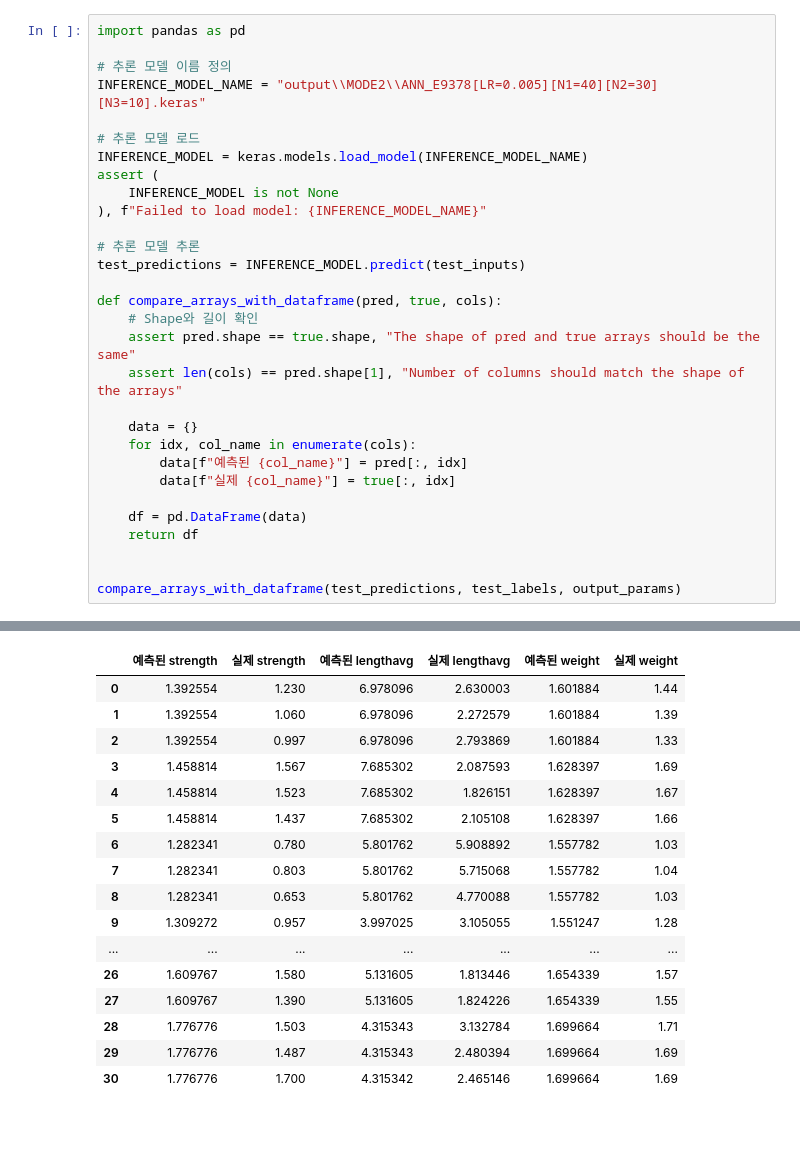
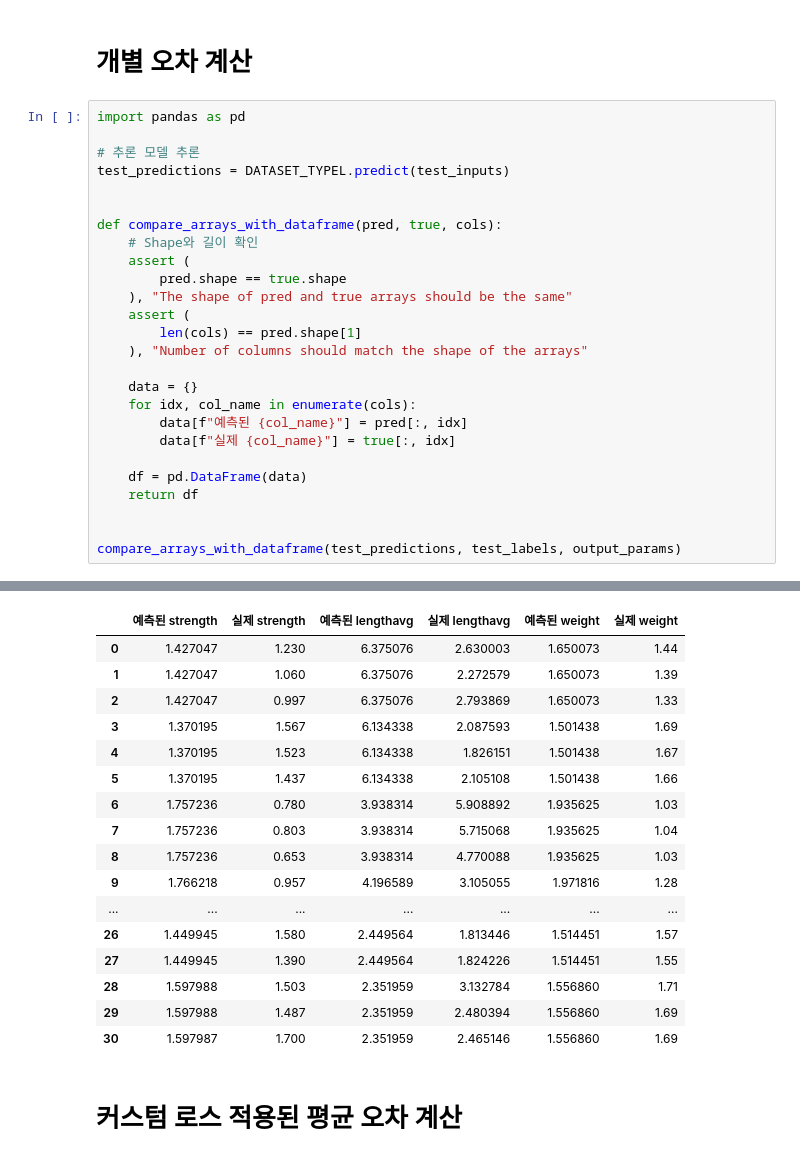
Before and after one commit to c0sogi/prusaslicer, a Jupyter notebook: inference.ipynb, the cells around one changed output, grey strips where cells are left out. Drawn from its saved outputs; the diff is of its cells as text; blank space fills up the shorter version.

```diff
--- a/inference.ipynb
+++ b/inference.ipynb
@@ -29,23 +138,21 @@ test_inputs.shape, test_labels.shape
 ((31, 9), (31, 3))
+# %% [markdown]
+# 개별 오차 계산
 # %%
 import pandas as pd
 
-# 추론 모델 이름 정의
-INFERENCE_MODEL_NAME = "output\\MODE2\\ANN_E9378[LR=0.005][N1=40][N2=30][N3=10].keras"
+# 추론 모델 추론
+test_predictions = DATASET_TYPEL.predict(test_inputs)
 
-# 추론 모델 로드
-INFERENCE_MODEL = keras.models.load_model(INFERENCE_MODEL_NAME)
-assert (
-    INFERENCE_MODEL is not None
-), f"Failed to load model: {INFERENCE_MODEL_NAME}"
-
-# 추론 모델 추론
-test_predictions = INFERENCE_MODEL.predict(test_inputs)
 
 def compare_arrays_with_dataframe(pred, true, cols):
     # Shape와 길이 확인
-    assert pred.shape == true.shape, "The shape of pred and true arrays should be the same"
-    assert len(cols) == pred.shape[1], "Number of columns should match the shape of the arrays"
+    assert (
+        pred.shape == true.shape
+    ), "The shape of pred and true arrays should be the same"
+    assert (
+        len(cols) == pred.shape[1]
+    ), "Number of columns should match the shape of the arrays"
 
     data = {}
     for idx, col_name in enumerate(cols):
@@ -63,17 +170,19 @@ WARNING:tensorflow:6 out of the last 6 calls to <function Model.make_predict_fun
 |  | 예측된 strength | 실제 strength | 예측된 lengthavg | 실제 lengthavg | 예측된 weight | 실제 weight |
-| 0 | 1.392554 | 1.230 | 6.978096 | 2.630003 | 1.601884 | 1.44 |
-| 1 | 1.392554 | 1.060 | 6.978096 | 2.272579 | 1.601884 | 1.39 |
-| 2 | 1.392554 | 0.997 | 6.978096 | 2.793869 | 1.601884 | 1.33 |
-| 3 | 1.458814 | 1.567 | 7.685302 | 2.087593 | 1.628397 | 1.69 |
-| 4 | 1.458814 | 1.523 | 7.685302 | 1.826151 | 1.628397 | 1.67 |
-| 5 | 1.458814 | 1.437 | 7.685302 | 2.105108 | 1.628397 | 1.66 |
-| 6 | 1.282341 | 0.780 | 5.801762 | 5.908892 | 1.557782 | 1.03 |
-| 7 | 1.282341 | 0.803 | 5.801762 | 5.715068 | 1.557782 | 1.04 |
-| 8 | 1.282341 | 0.653 | 5.801762 | 4.770088 | 1.557782 | 1.03 |
-| 9 | 1.309272 | 0.957 | 3.997025 | 3.105055 | 1.551247 | 1.28 |
+| 0 | 1.427047 | 1.230 | 6.375076 | 2.630003 | 1.650073 | 1.44 |
+| 1 | 1.427047 | 1.060 | 6.375076 | 2.272579 | 1.650073 | 1.39 |
+| 2 | 1.427047 | 0.997 | 6.375076 | 2.793869 | 1.650073 | 1.33 |
+| 3 | 1.370195 | 1.567 | 6.134338 | 2.087593 | 1.501438 | 1.69 |
+| 4 | 1.370195 | 1.523 | 6.134338 | 1.826151 | 1.501438 | 1.67 |
+| 5 | 1.370195 | 1.437 | 6.134338 | 2.105108 | 1.501438 | 1.66 |
+| 6 | 1.757236 | 0.780 | 3.938314 | 5.908892 | 1.935625 | 1.03 |
+| 7 | 1.757236 | 0.803 | 3.938314 | 5.715068 | 1.935625 | 1.04 |
+| 8 | 1.757236 | 0.653 | 3.938314 | 4.770088 | 1.935625 | 1.03 |
+| 9 | 1.766218 | 0.957 | 4.196589 | 3.105055 | 1.971816 | 1.28 |
 | ... | ... | ... | ... | ... | ... | ... |
-| 26 | 1.609767 | 1.580 | 5.131605 | 1.813446 | 1.654339 | 1.57 |
-| 27 | 1.609767 | 1.390 | 5.131605 | 1.824226 | 1.654339 | 1.55 |
-| 28 | 1.776776 | 1.503 | 4.315343 | 3.132784 | 1.699664 | 1.71 |
-| 29 | 1.776776 | 1.487 | 4.315343 | 2.480394 | 1.699664 | 1.69 |
-| 30 | 1.776776 | 1.700 | 4.315342 | 2.465146 | 1.699664 | 1.69 |
+| 26 | 1.449945 | 1.580 | 2.449564 | 1.813446 | 1.514451 | 1.57 |
+| 27 | 1.449945 | 1.390 | 2.449564 | 1.824226 | 1.514451 | 1.55 |
+| 28 | 1.597988 | 1.503 | 2.351959 | 3.132784 | 1.556860 | 1.71 |
+| 29 | 1.597988 | 1.487 | 2.351959 | 2.480394 | 1.556860 | 1.69 |
+| 30 | 1.597987 | 1.700 | 2.351959 | 2.465146 | 1.556860 | 1.69 |
+# %% [markdown]
+# 커스텀 로스 적용된 평균 오차 계산
```
Also changed, not shown: parts of 10 cells of this notebook, 5 other files.
